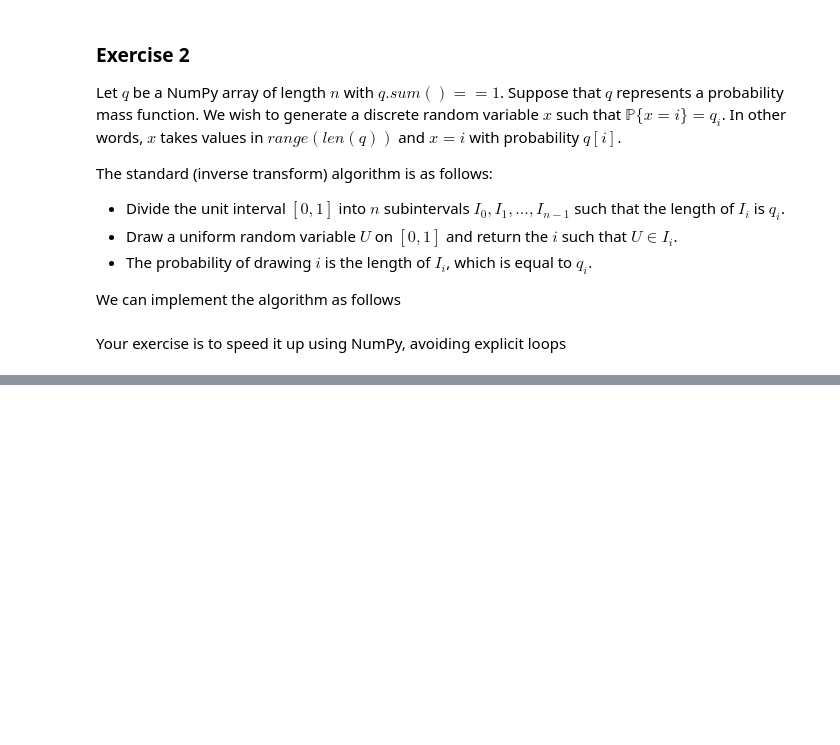
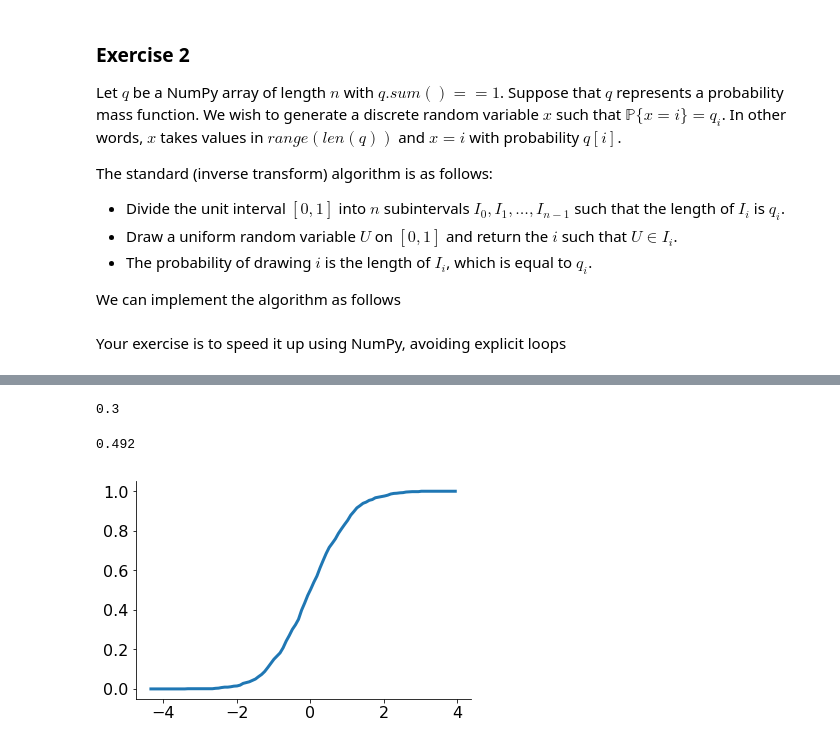
Before and after one commit to meganmccoy/QuantEcon, a Jupyter notebook: 1-PythonProgrammingEconomicsFinance.ipynb, the cells around one changed output, grey strips where cells are left out. Saved outputs shown, nothing was run; the diff lists cells and outputs as text; code cells hidden in the pictures; blank space fills up the shorter version.

```diff
--- a/1-PythonProgrammingEconomicsFinance.ipynb
+++ b/1-PythonProgrammingEconomicsFinance.ipynb
@@ -702,0 +762,57 @@ def inv_transf(q: np.array):
+# %%
+class ECDF:
+    """
+    Calculates the empirical CDF of data (observations) for cutoff value (x)
+    """
+
+    def __init__(self, observations):
+        """
+        Initialize with sample data
+        """
+        self.observations = np.array(observations)
+
+    def __call__(self, x):
+        """
+        Calculates the ECDF given cutoff value x
+        """
+        obs = np.array(self.observations)
+        weakly_less = np.array(obs <= x)
+        ecdf = len(obs[weakly_less])/len(obs)
+
+        return ecdf
+
+    def plot(self, ax, a=None, b=None):
+        """
+        Plots the ECDF over [a,b], where a and b are method parameters.
+        """
+        if a is None:
+            a = self.observations.min() - self.observations.std()
+        if b is None:
+            b = self.observations.max() + self.observations.std()
+        elif a >= b:
+            print('Error: lower bound is greater than or equal to the upper bound.')
+
+        x_vals = np.linspace(a, b, num=100)
+        f = np.vectorize(self.__call__)
+        ax.plot(x_vals, f(x_vals))
+        plt.show()
+# %%
+from random import uniform
+
+samples = [uniform(0, 1) for i in range(10)]
+F = ECDF(samples)
+F(0.5)
+# %% [output]
+0.3
+# %%
+F.observations = [uniform(0,1) for i in range(1000)]
+F(0.5)
+# %% [output]
+0.492
+# %%
+fig, ax = plt.subplots()
+X = np.random.randn(1000)
+F = ECDF(X)
+F.plot(ax)
+# %% [output]
+[figure, added]
```
Also changed, not shown: parts of 27 cells of this notebook.
